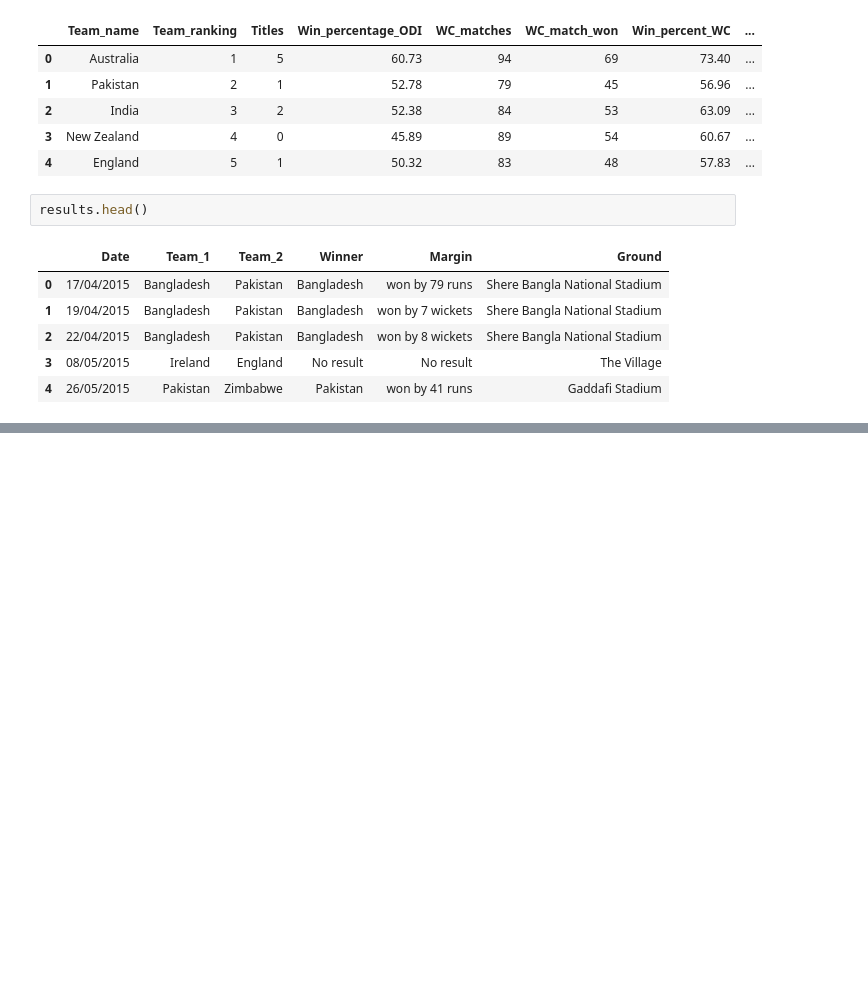
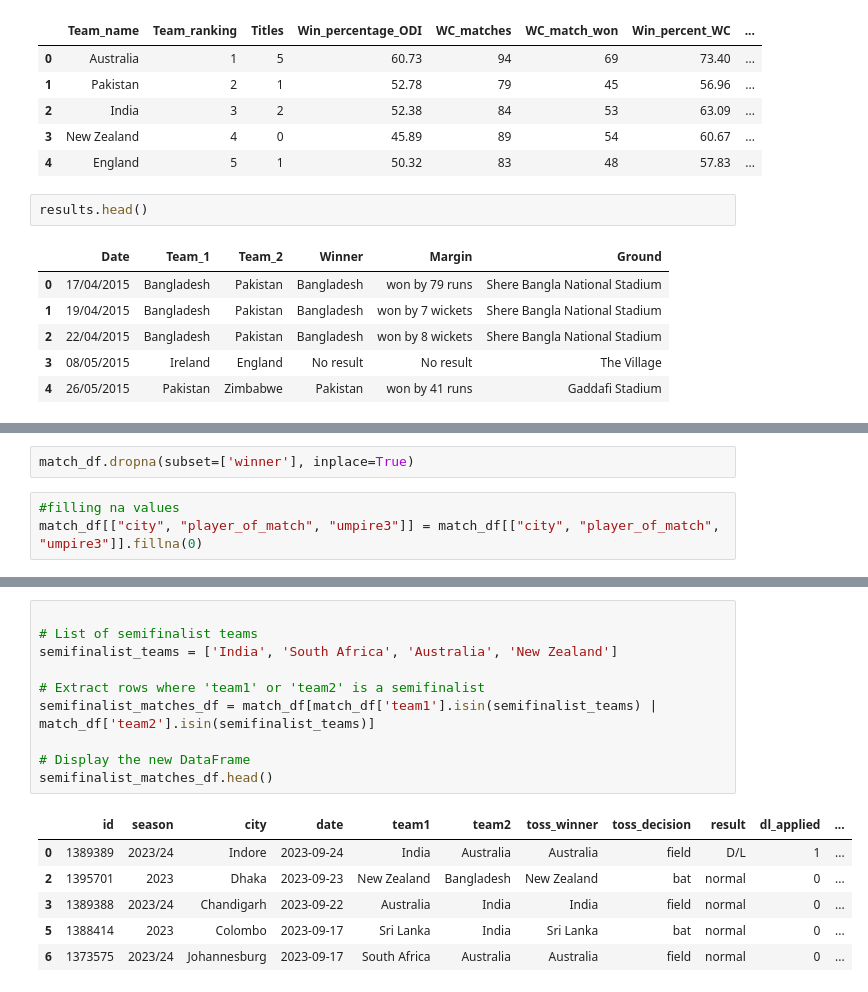
Before and after one commit to Chinmaya54/DM_Challenge_WC_Winner, a Jupyter notebook: DM_3.ipynb, the cells around one changed output, grey strips where cells are left out. Saved outputs shown, nothing was run; the diff lists cells and outputs as text; blank space fills up the shorter version.

```diff
--- a/DM_3.ipynb
+++ b/DM_3.ipynb
@@ -208,0 +362,5 @@ results.head()
+# %%
+match_df.dropna(subset=['winner'], inplace=True)
+# %%
+#filling na values
+match_df[["city", "player_of_match", "umpire3"]] = match_df[["city", "player_of_match", "umpire3"]].fillna(0)
@@ -208,0 +425,17 @@ results.head()
+# %%
+
+# List of semifinalist teams
+semifinalist_teams = ['India', 'South Africa', 'Australia', 'New Zealand']
+
+# Extract rows where 'team1' or 'team2' is a semifinalist
+semifinalist_matches_df = match_df[match_df['team1'].isin(semifinalist_teams) | match_df['team2'].isin(semifinalist_teams)]
+
+# Display the new DataFrame
+semifinalist_matches_df.head()
+# %% [output]
+|  | id | season | city | date | team1 | team2 | toss_winner | toss_decision | result | dl_applied | ... |
+| 0 | 1389389 | 2023/24 | Indore | 2023-09-24 | India | Australia | Australia | field | D/L | 1 | ... |
+| 2 | 1395701 | 2023 | Dhaka | 2023-09-23 | New Zealand | Bangladesh | New Zealand | bat | normal | 0 | ... |
+| 3 | 1389388 | 2023/24 | Chandigarh | 2023-09-22 | Australia | India | India | field | normal | 0 | ... |
+| 5 | 1388414 | 2023 | Colombo | 2023-09-17 | Sri Lanka | India | Sri Lanka | bat | normal | 0 | ... |
+| 6 | 1373575 | 2023/24 | Johannesburg | 2023-09-17 | South Africa | Australia | Australia | field | normal | 0 | ... |
```
Also changed, not shown: parts of 44 cells of this notebook.
